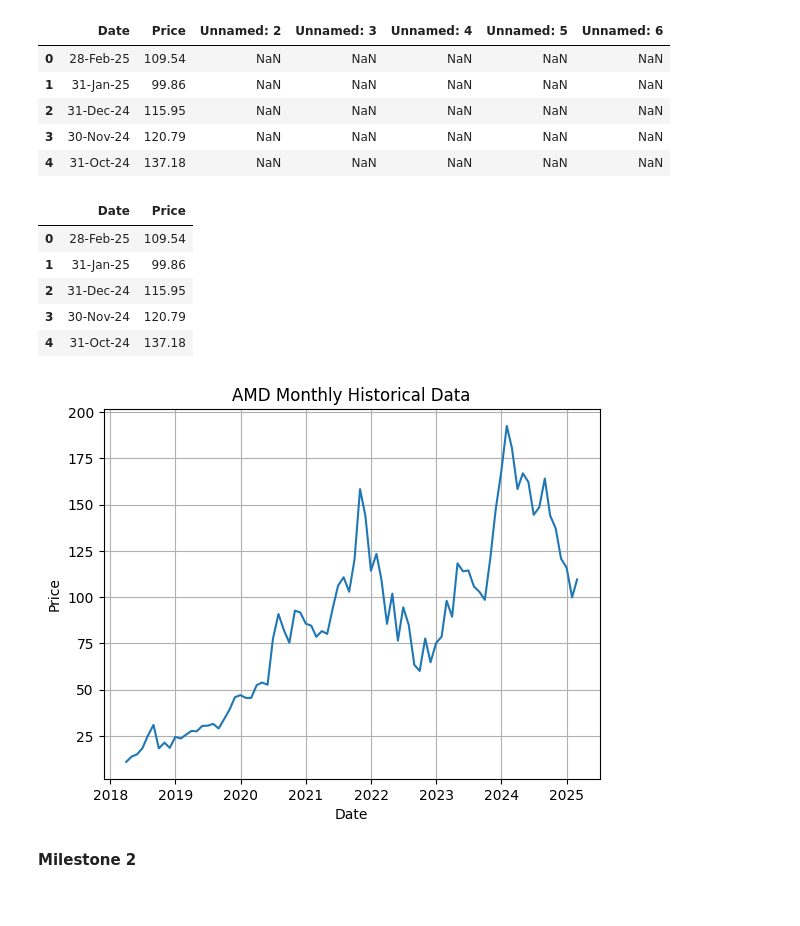
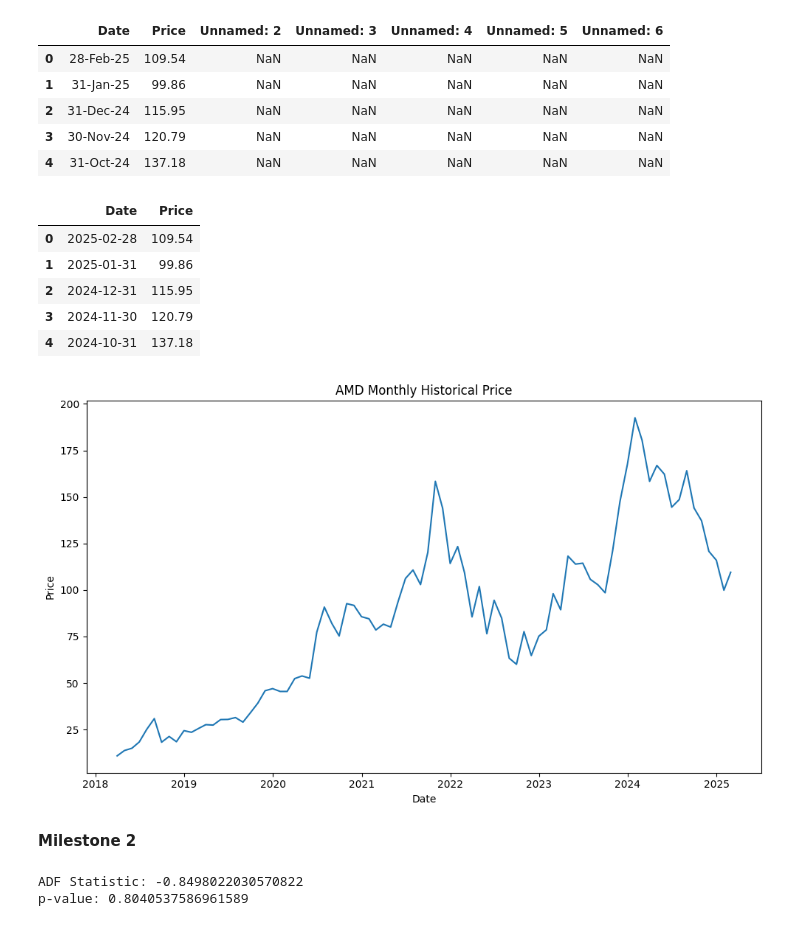
Before and after one commit to raleight1/Forecasting-Nonseasonal-and-Seasonal, a Jupyter notebook: Seasonal_Time_Series_Analysis.ipynb, the cells around one changed output. Drawn from its saved outputs; the diff is of its cells as text; code cells hidden in the pictures.

```diff
--- a/Seasonal_Time_Series_Analysis.ipynb
+++ b/Seasonal_Time_Series_Analysis.ipynb
@@ -23,7 +23,7 @@ warnings.filterwarnings('ignore')
 
 %matplotlib inline
 # %%
-data = '/content/AMD Monthly Historical Data(Sheet1).csv'
+data = 'AMD Monthly Historical Data(Sheet1).csv'
 
 df = pd.read_csv(data)
 df.head()
@@ -39,21 +39,29 @@ df = df.iloc[:,0:2]
 df.head()
 # %% [output]
 |  | Date | Price |
-| 0 | 28-Feb-25 | 109.54 |
-| 1 | 31-Jan-25 | 99.86 |
-| 2 | 31-Dec-24 | 115.95 |
-| 3 | 30-Nov-24 | 120.79 |
-| 4 | 31-Oct-24 | 137.18 |
+| 0 | 2025-02-28 | 109.54 |
+| 1 | 2025-01-31 | 99.86 |
+| 2 | 2024-12-31 | 115.95 |
+| 3 | 2024-11-30 | 120.79 |
+| 4 | 2024-10-31 | 137.18 |
 # %%
-# Create the timeseries plot using matplotlib
-import matplotlib.pyplot as plt
+# Create the timeseries plot
+plt.figure(figsize=(10, 6))  # Adjust figure size if needed
 plt.plot(df['Date'], df['Price'])
 plt.xlabel('Date')
 plt.ylabel('Price')
-plt.title('AMD Monthly Historical Data')
-plt.grid(True)
+plt.title('AMD Monthly Historical Price')
+plt.tight_layout()
 plt.show()
 # %% [output]
-[figure, old version]
+[figure, new version]
 # %% [markdown]
 **Milestone 2**
+# %%
+ad_fuller_result = adfuller(df['Price'])
+
+print(f'ADF Statistic: {ad_fuller_result[0]}')
+print(f'p-value: {ad_fuller_result[1]}')
+# %% [output]
+ADF Statistic: -0.8498022030570822
+p-value: 0.8040537586961589
```
Also changed, not shown: parts of 1 cell of this notebook.
